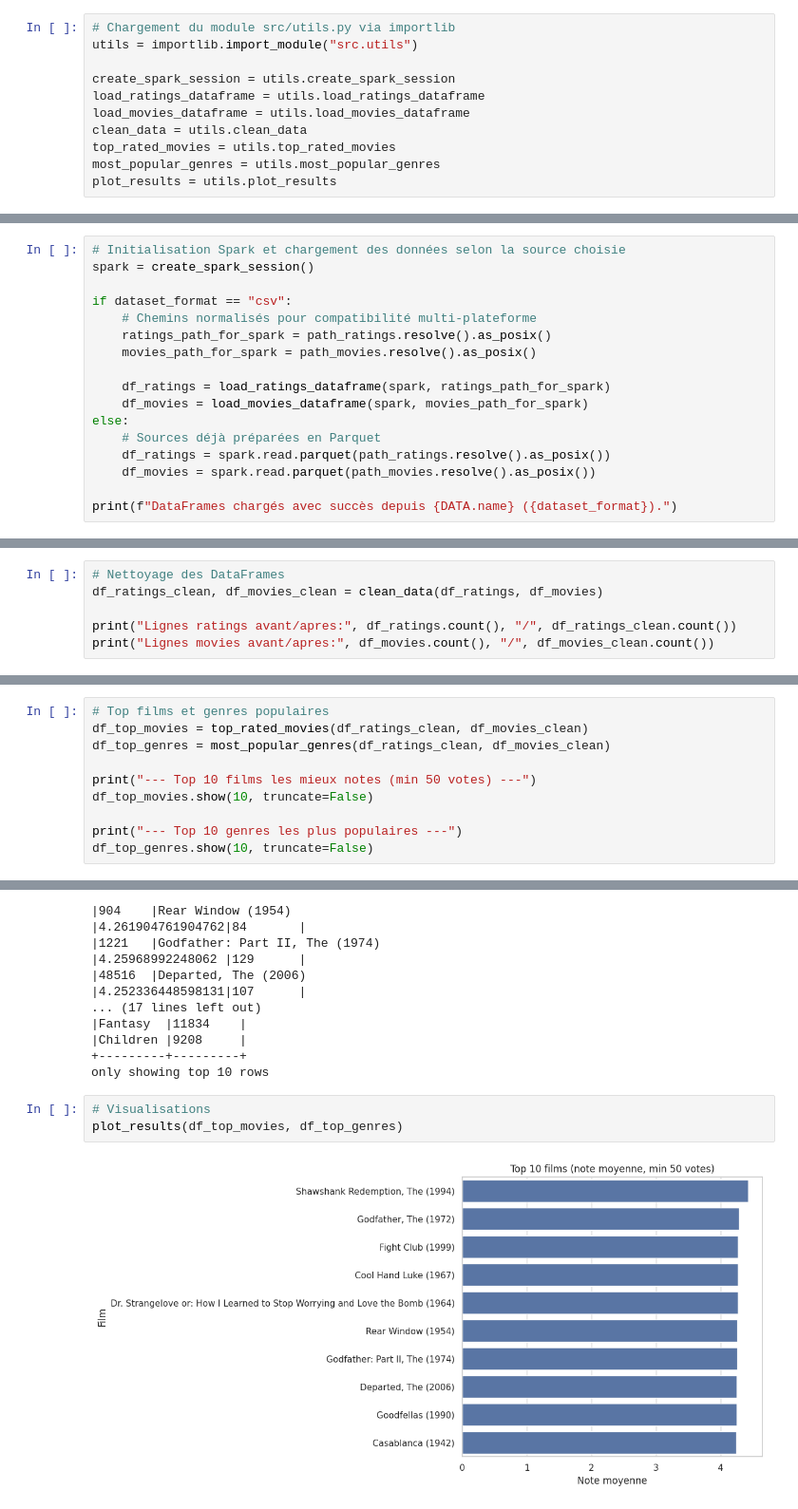
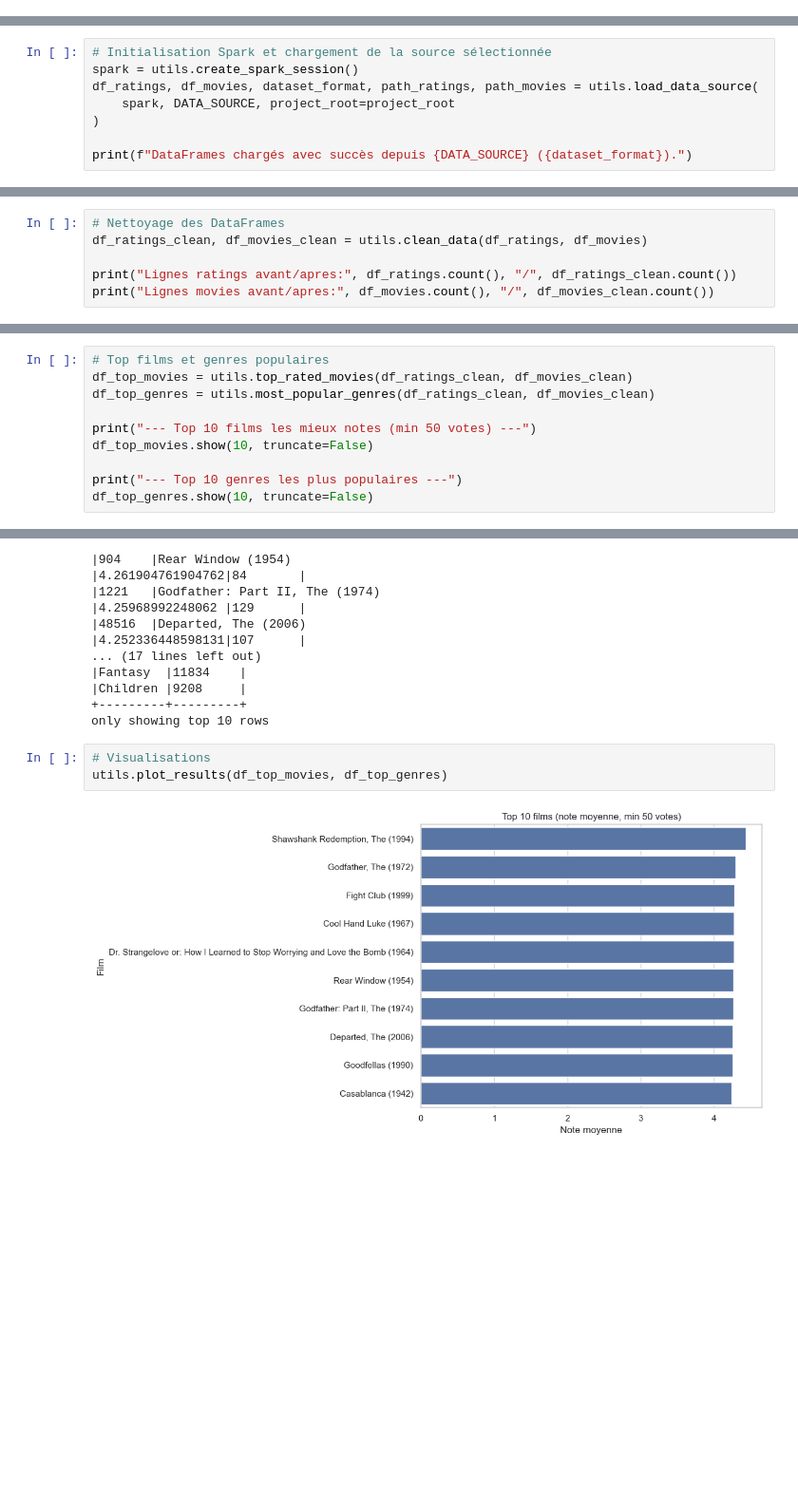
Before and after one commit to bruno-coulet/sparkle-movie, a Jupyter notebook: notebooks/eda.ipynb, the cells around one changed output, grey strips where cells are left out. Shown at 95% size. Cells and saved outputs as stored; diff of their text form; blank space fills up the shorter version.

Commit message:
simplifications source et utils

```diff
--- a/notebooks/eda.ipynb
+++ b/notebooks/eda.ipynb
@@ -17,11 +6,0 @@ import matplotlib.pyplot as plt
-# %%
-# Chargement du module src/utils.py via importlib
-utils = importlib.import_module("src.utils")
-
-create_spark_session = utils.create_spark_session
-load_ratings_dataframe = utils.load_ratings_dataframe
-load_movies_dataframe = utils.load_movies_dataframe
-clean_data = utils.clean_data
-top_rated_movies = utils.top_rated_movies
-most_popular_genres = utils.most_popular_genres
-plot_results = utils.plot_results
@@ -82,20 +47,11 @@ Format: csv
 ratings: /Users/brunocoulet/Documents/projets/sparkle-movie/data/raw_small/ratings.csv
 movies: /Users/brunocoulet/Documents/projets/sparkle-movie/data/raw_small/movies.csv
 # %%
-# Initialisation Spark et chargement des données selon la source choisie
-spark = create_spark_session()
+# Initialisation Spark et chargement de la source sélectionnée
+spark = utils.create_spark_session()
+df_ratings, df_movies, dataset_format, path_ratings, path_movies = utils.load_data_source(
+    spark, DATA_SOURCE, project_root=project_root
+)
 
-if dataset_format == "csv":
-    # Chemins normalisés pour compatibilité multi-plateforme
-    ratings_path_for_spark = path_ratings.resolve().as_posix()
-    movies_path_for_spark = path_movies.resolve().as_posix()
-
-    df_ratings = load_ratings_dataframe(spark, ratings_path_for_spark)
-    df_movies = load_movies_dataframe(spark, movies_path_for_spark)
-else:
-    # Sources déjà préparées en Parquet
-    df_ratings = spark.read.parquet(path_ratings.resolve().as_posix())
-    df_movies = spark.read.parquet(path_movies.resolve().as_posix())
-
-print(f"DataFrames chargés avec succès depuis {DATA.name} ({dataset_format}).")
+print(f"DataFrames chargés avec succès depuis {DATA_SOURCE} ({dataset_format}).")
 # %% [output]
@@ -138,6 +93,6 @@ On applique `clean_data` pour retirer les valeurs manquantes critiques et les do
 # %%
 # Nettoyage des DataFrames
-df_ratings_clean, df_movies_clean = clean_data(df_ratings, df_movies)
+df_ratings_clean, df_movies_clean = utils.clean_data(df_ratings, df_movies)
 
 print("Lignes ratings avant/apres:", df_ratings.count(), "/", df_ratings_clean.count())
 print("Lignes movies avant/apres:", df_movies.count(), "/", df_movies_clean.count())
@@ -149,8 +105,8 @@ Lignes movies avant/apres: 9742 / 9742
 On calcule le top des films par note moyenne (avec seuil minimal de votes) et les genres les plus populaires.
 # %%
 # Top films et genres populaires
-df_top_movies = top_rated_movies(df_ratings_clean, df_movies_clean)
-df_top_genres = most_popular_genres(df_ratings_clean, df_movies_clean)
+df_top_movies = utils.top_rated_movies(df_ratings_clean, df_movies_clean)
+df_top_genres = utils.most_popular_genres(df_ratings_clean, df_movies_clean)
 
 print("--- Top 10 films les mieux notes (min 50 votes) ---")
 df_top_movies.show(10, truncate=False)
@@ -177,6 +133,6 @@ df_top_genres.show(10, truncate=False)
 only showing top 10 rows
 # %%
 # Visualisations
-plot_results(df_top_movies, df_top_genres)
+utils.plot_results(df_top_movies, df_top_genres)
 # %% [output]
-[figure, old version]
+[figure, new version]
```
Also changed, not shown: parts of 10 cells of this notebook, 1 other file.
